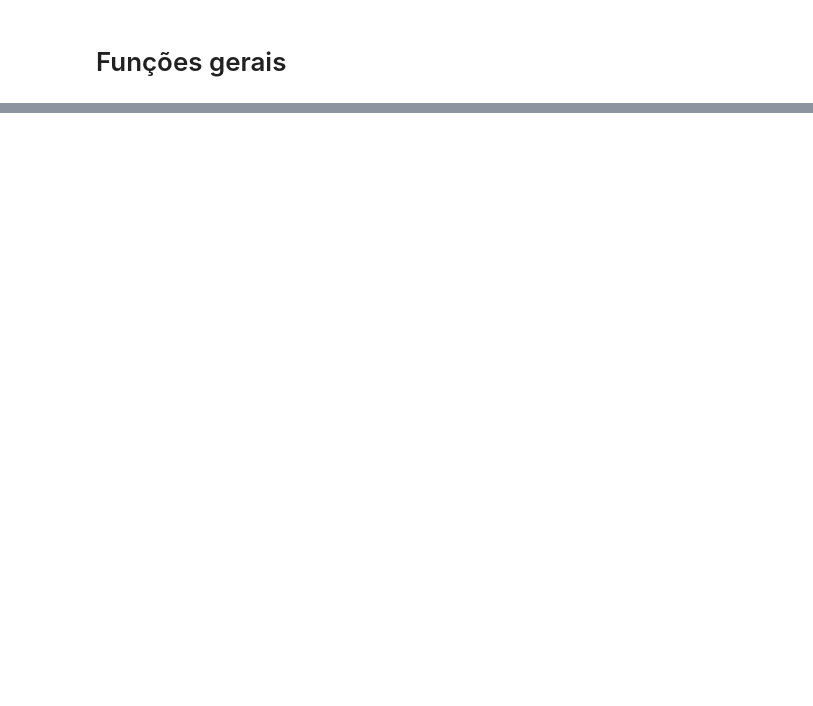
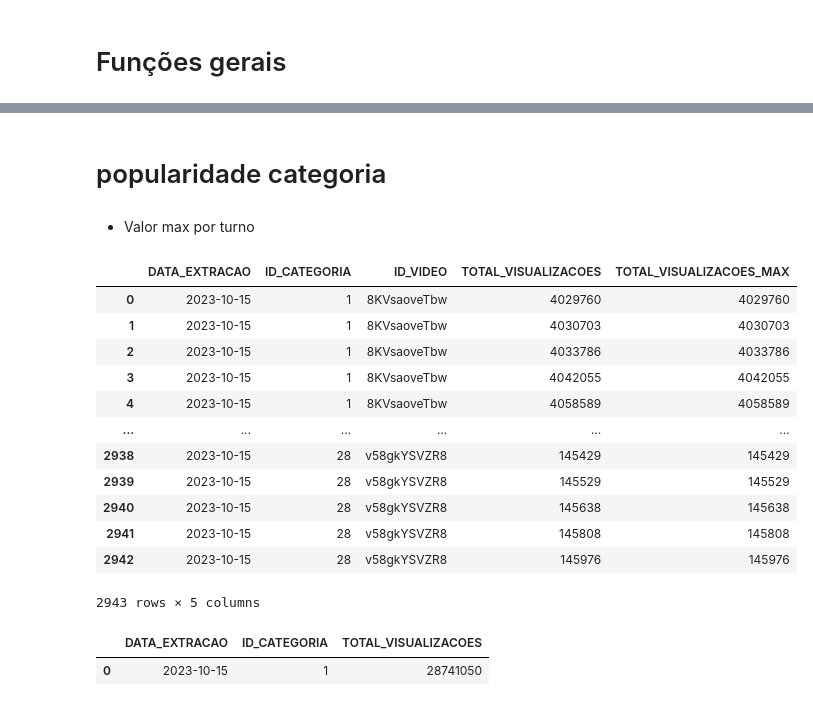
Before and after one commit to rodrigorocha1/analise_dados_youtube, a Jupyter notebook: notebooks/etl_trends.ipynb, the cells around one changed output, grey strips where cells are left out. Saved outputs shown, nothing was run; the diff lists cells and outputs as text; code cells hidden in the pictures; blank space fills up the shorter version.

```diff
--- a/notebooks/etl_trends.ipynb
+++ b/notebooks/etl_trends.ipynb
@@ -248,0 +281,30 @@ base_trends.to_parquet('../data/ouro_csv/trends/trends_novo.parquet')
+# %% [markdown]
+# popularidade categoria
+# %% [markdown]
+- Valor max por turno
+# %%
+base_teste = base_original.query('DATA_EXTRACAO == "2023-10-15"').groupby(['DATA_EXTRACAO', 'ID_CATEGORIA','ID_VIDEO','TOTAL_VISUALIZACOES']).agg(
+    TOTAL_VISUALIZACOES_MAX=('TOTAL_VISUALIZACOES', 'max')
+).reset_index()
+base_teste
+# %% [output]
+|  | DATA_EXTRACAO | ID_CATEGORIA | ID_VIDEO | TOTAL_VISUALIZACOES | TOTAL_VISUALIZACOES_MAX |
+| 0 | 2023-10-15 | 1 | 8KVsaoveTbw | 4029760 | 4029760 |
+| 1 | 2023-10-15 | 1 | 8KVsaoveTbw | 4030703 | 4030703 |
+| 2 | 2023-10-15 | 1 | 8KVsaoveTbw | 4033786 | 4033786 |
+| 3 | 2023-10-15 | 1 | 8KVsaoveTbw | 4042055 | 4042055 |
+| 4 | 2023-10-15 | 1 | 8KVsaoveTbw | 4058589 | 4058589 |
+| ... | ... | ... | ... | ... | ... |
+| 2938 | 2023-10-15 | 28 | v58gkYSVZR8 | 145429 | 145429 |
+| 2939 | 2023-10-15 | 28 | v58gkYSVZR8 | 145529 | 145529 |
+| 2940 | 2023-10-15 | 28 | v58gkYSVZR8 | 145638 | 145638 |
+| 2941 | 2023-10-15 | 28 | v58gkYSVZR8 | 145808 | 145808 |
+| 2942 | 2023-10-15 | 28 | v58gkYSVZR8 | 145976 | 145976 |
+2943 rows × 5 columns
+# %%
+base_teste.query('DATA_EXTRACAO == "2023-10-15"').groupby(['DATA_EXTRACAO','ID_CATEGORIA' ]).agg(
+    TOTAL_VISUALIZACOES=('TOTAL_VISUALIZACOES_MAX', 'sum')
+).reset_index()
+# %% [output]
+|  | DATA_EXTRACAO | ID_CATEGORIA | TOTAL_VISUALIZACOES |
+| 0 | 2023-10-15 | 1 | 28741050 |
```
Also changed, not shown: parts of 36 cells of this notebook.
